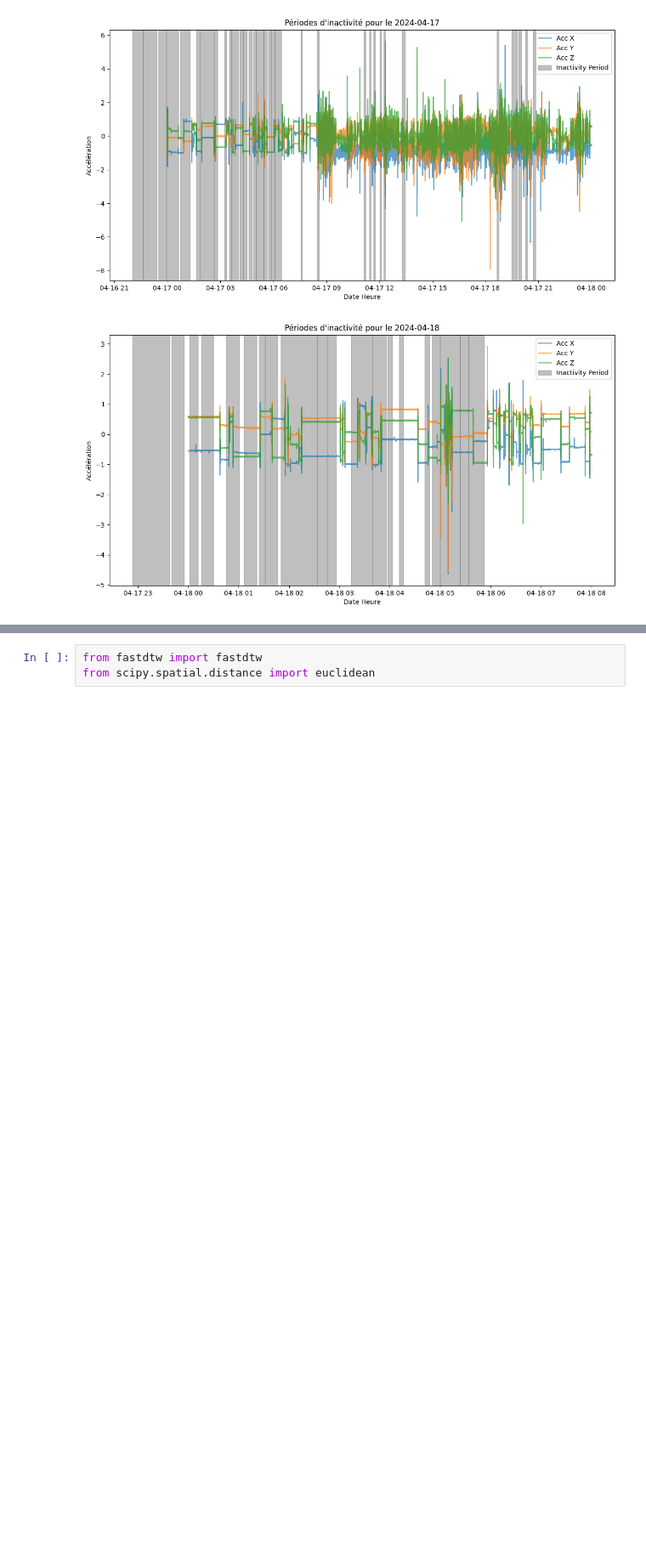
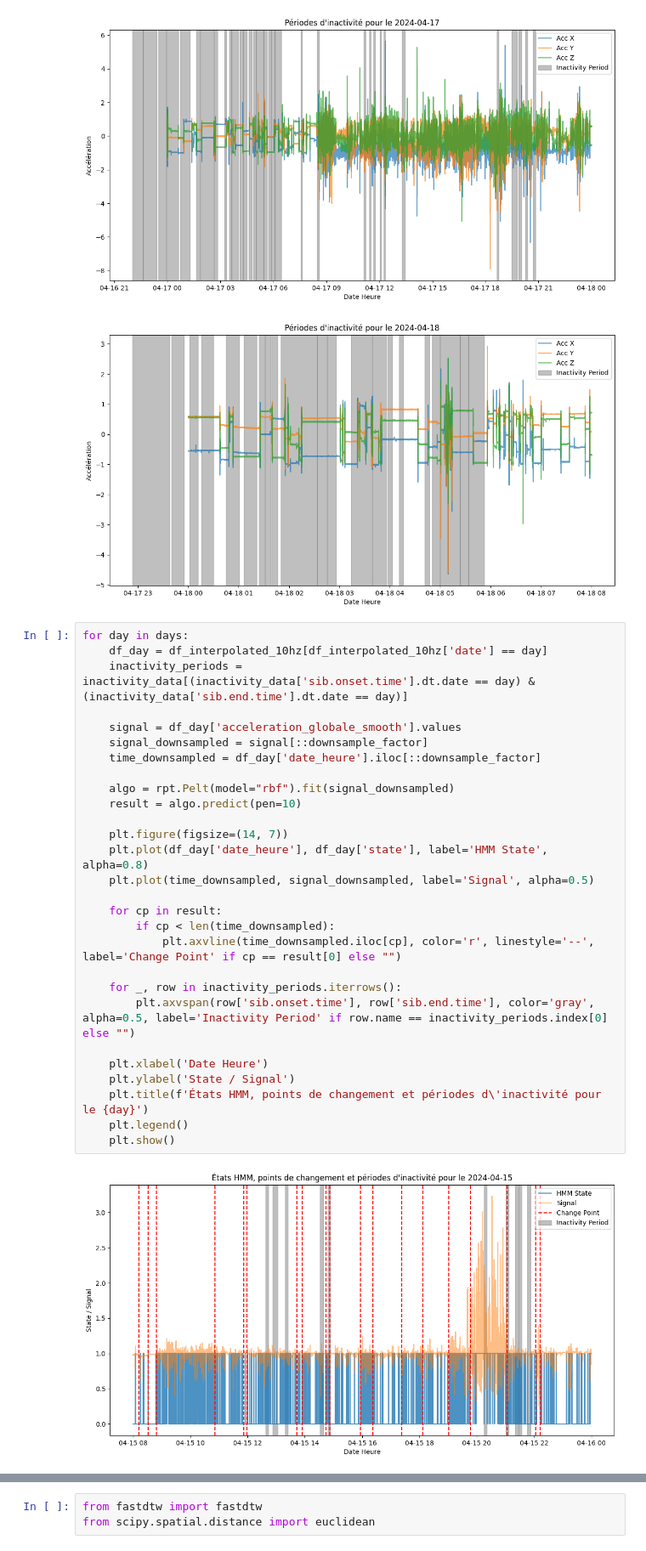
Before and after one commit to leonie1903/Stage_prediction_mouvement, a Jupyter notebook: notebooks/Segmentation_Marion.ipynb, the cells around one changed output, grey strips where cells are left out. Shown at 85% size. Saved outputs shown, nothing was run; the diff lists cells and outputs as text; blank space fills up the shorter version.

```diff
--- a/notebooks/Segmentation_Marion.ipynb
+++ b/notebooks/Segmentation_Marion.ipynb
@@ -659,3 +667,33 @@ for day in days:
 [figure]
 [figure]
 [figure]
+# %%
+for day in days:
+    df_day = df_interpolated_10hz[df_interpolated_10hz['date'] == day]
+    inactivity_periods = inactivity_data[(inactivity_data['sib.onset.time'].dt.date == day) & (inactivity_data['sib.end.time'].dt.date == day)]
+
+    signal = df_day['acceleration_globale_smooth'].values
+    signal_downsampled = signal[::downsample_factor]
+    time_downsampled = df_day['date_heure'].iloc[::downsample_factor]
+
+    algo = rpt.Pelt(model="rbf").fit(signal_downsampled)
+    result = algo.predict(pen=10)
+
+    plt.figure(figsize=(14, 7))
+    plt.plot(df_day['date_heure'], df_day['state'], label='HMM State', alpha=0.8)
+    plt.plot(time_downsampled, signal_downsampled, label='Signal', alpha=0.5)
+
+    for cp in result:
+        if cp < len(time_downsampled):
+            plt.axvline(time_downsampled.iloc[cp], color='r', linestyle='--', label='Change Point' if cp == result[0] else "")
+
+    for _, row in inactivity_periods.iterrows():
+        plt.axvspan(row['sib.onset.time'], row['sib.end.time'], color='gray', alpha=0.5, label='Inactivity Period' if row.name == inactivity_periods.index[0] else "")
+
+    plt.xlabel('Date Heure')
+    plt.ylabel('State / Signal')
+    plt.title(f'États HMM, points de changement et périodes d\'inactivité pour le {day}')
+    plt.legend()
+    plt.show()
+# %% [output]
+[figure, added]
```
Also changed, not shown: parts of 4 cells of this notebook, 1 other file.
